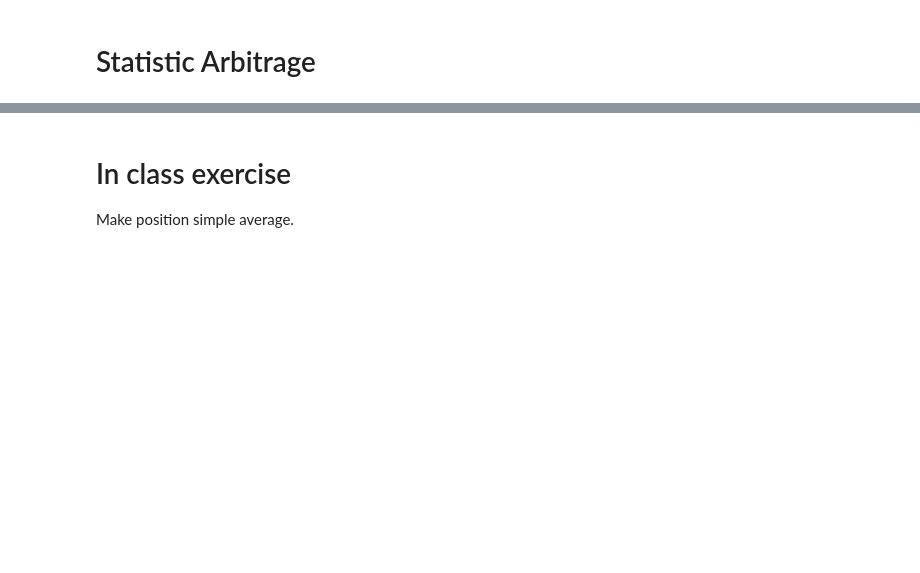
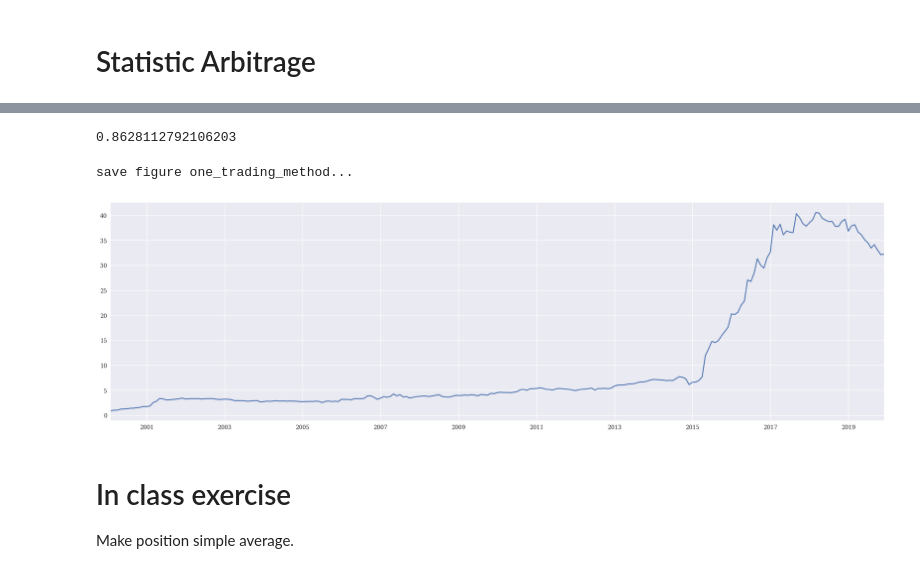
Before and after one commit to FantasySilence/FintechStudy, a Jupyter notebook: lecture/QT_Lecture03_Student.ipynb, the cells around one changed output, grey strips where cells are left out. Drawn from its saved outputs; the diff is of its cells as text; code cells hidden in the pictures; blank space fills up the shorter version.

```diff
--- a/lecture/QT_Lecture03_Student.ipynb
+++ b/lecture/QT_Lecture03_Student.ipynb
@@ -37,22 +38,24 @@ def parse_input(row_data: pd.DataFrame) -> pd.DataFrame:
     """
 
     data = row_data[[
-        'Stkcd', 'Trddt', 'Opnprc','Hiprc','Loprc',
-        'Clsprc', 'Dretwd', 'Dnshrtrd', 'Dnvaltrd'
+        'Stkcd', 'Trddt', 'Opnprc','Hiprc', 'Loprc',
+        'Clsprc', 'Dretwd', 'Dnshrtrd', 'Dnvaltrd',
+        'Dsmvosd', 'Dsmvtll', 'Trdsta',
     ]]
     data["Stkcd"] = data["Stkcd"].map(lambda x: '{:06d}'.format(x))
     data.rename(
         columns = {
             'Stkcd':'Code', 'Trddt':'Date', 'Opnprc':'Open',
             'Hiprc':'High', 'Loprc':'Low',
-            'Clsprc':'Close', 'Dretwd':'Ret',
-            'Dnshrtrd':'Vol', 'Dnvaltrd':'Amount'
+            'Clsprc':'Close', 'Dretwd':'Ret', 'Dnshrtrd':'Vol',
+            'Dnvaltrd':'Amount', 'Dsmvosd': 'Cir_Mar_Val',
+            'Dsmvtll': 'Total_Mar_Val', 'Trdsta': 'status',
         }, inplace = True
     )
     data.set_index(['Code', 'Date'], inplace = True)
     data = data.unstack(level = 0)
-    data = data.swaplevel(0 , 1, axis = 1)
-    data.sort_index( axis = 1, inplace = True )
+    data = data.swaplevel(0, 1, axis = 1)
+    data.sort_index(axis = 1, inplace = True)
     return data
 # %%
 res_file = []
@@ -93,0 +119,16 @@ ret = sample[ 'Close' ].pct_change() #percent change
+# %%
+results = []
+for i in range(len(sample.index) - 1):
+    # ------ 去除无法正常交易的股票 ------ #
+    available_index = sample["status"].iloc[i][sample["status"].iloc[i] == 1].index
+    # ------ 按照市值排序 ------ #
+    sorted_index = sample["Cir_Mar_Val"].iloc[i][available_index].sort_values().dropna()
+    # ------ 市值较小的股票做多 ------ #
+    longposition = sorted_index[:40] / sorted_index[:40].sum() / 2
+    # ------ 市值较大的股票做空 ------ #
+    shortposition = sorted_index[-40:] / sorted_index[-40:].sum() / 2
+    # ------ 计算收益 ------ #
+    current_ret = np.dot(ret.iloc[i + 1][longposition.index], longposition) -\
+                  np.dot(ret.iloc[i + 1][shortposition.index], shortposition)
+    results.append((sample.index[i + 1], current_ret))
+results
@@ -93,0 +153,4 @@ ret = sample[ 'Close' ].pct_change() #percent change
+# %%
+# ------ 变成Series ------ #
+pnl = pd.Series(list(zip(*results))[1], index=list(zip(*results))[0])
+pnl
@@ -94,3 +170,17 @@ ret = sample[ 'Close' ].pct_change() #percent change
+# %%
+# ------ 计算夏普比 ------ #
+pnl.mean() / pnl.std() * np.sqrt(12)
+# %% [output]
+0.8628112792106203
+# %%
+fig, ax = plt.subplots(1, 1, figsize=(20, 6), dpi=100)
+(pnl + 1).cumprod().plot(ax=ax)
+plt.tight_layout()
+FiguresIO.saveFigures("one_trading_method", fig_folder)
+plt.show()
+# %% [output]
+save figure one_trading_method...
+[figure, added]
 # %% [markdown]
 # In class exercise
 
```
Also changed, not shown: parts of 13 cells of this notebook.
